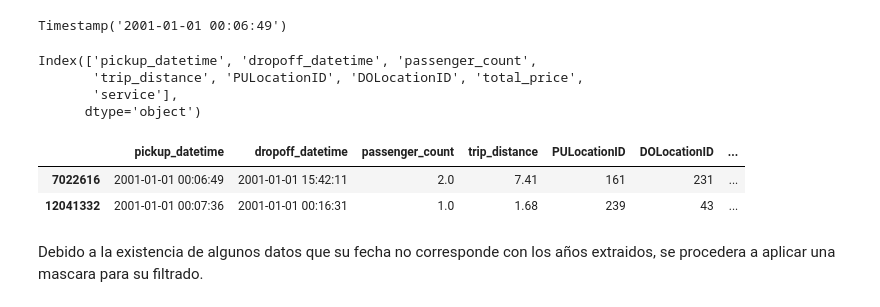
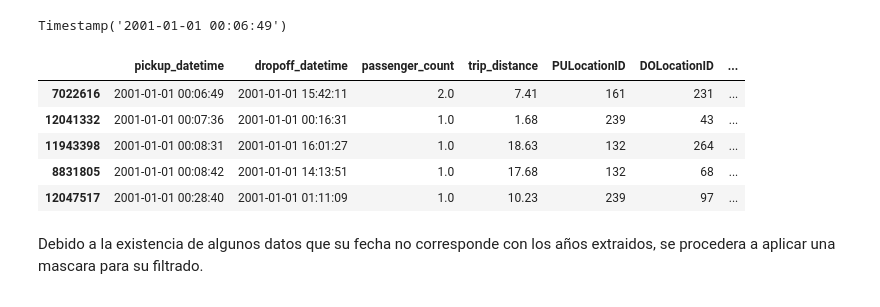
Before and after one commit to Pableren/Cab_Data_Cruise, a Jupyter notebook: Etl.ipynb, the cells around one changed output. Saved outputs shown, nothing was run; the diff lists cells and outputs as text; code cells hidden in the pictures.

```diff
--- a/Etl.ipynb
+++ b/Etl.ipynb
@@ -340,21 +333,17 @@ memory usage: 3.4 GB
 taxis.pickup_datetime.min()
 # %% [output]
 Timestamp('2001-01-01 00:06:49')
-# %%
-taxis.columns
-# %% [output]
-Index(['pickup_datetime', 'dropoff_datetime', 'passenger_count',
-       'trip_distance', 'PULocationID', 'DOLocationID', 'total_price',
-       'service'],
-      dtype='object')
 # %%
 taxis = taxis.sort_values(by='pickup_datetime')
 # %%
-taxis.head(2)
+taxis.head(5)
 # %% [output]
 |  | pickup_datetime | dropoff_datetime | passenger_count | trip_distance | PULocationID | DOLocationID | ... |
 | 7022616 | 2001-01-01 00:06:49 | 2001-01-01 15:42:11 | 2.0 | 7.41 | 161 | 231 | ... |
 | 12041332 | 2001-01-01 00:07:36 | 2001-01-01 00:16:31 | 1.0 | 1.68 | 239 | 43 | ... |
+| 11943398 | 2001-01-01 00:08:31 | 2001-01-01 16:01:27 | 1.0 | 18.63 | 132 | 264 | ... |
+| 8831805 | 2001-01-01 00:08:42 | 2001-01-01 14:13:51 | 1.0 | 17.68 | 132 | 68 | ... |
+| 12047517 | 2001-01-01 00:28:40 | 2001-01-01 01:11:09 | 1.0 | 10.23 | 239 | 97 | ... |
 # %% [markdown]
 Debido a la existencia de algunos datos que su fecha no corresponde con los años extraidos, se procedera a aplicar una mascara para su filtrado.
 # %%
```
Also changed, not shown: parts of 14 cells of this notebook.
